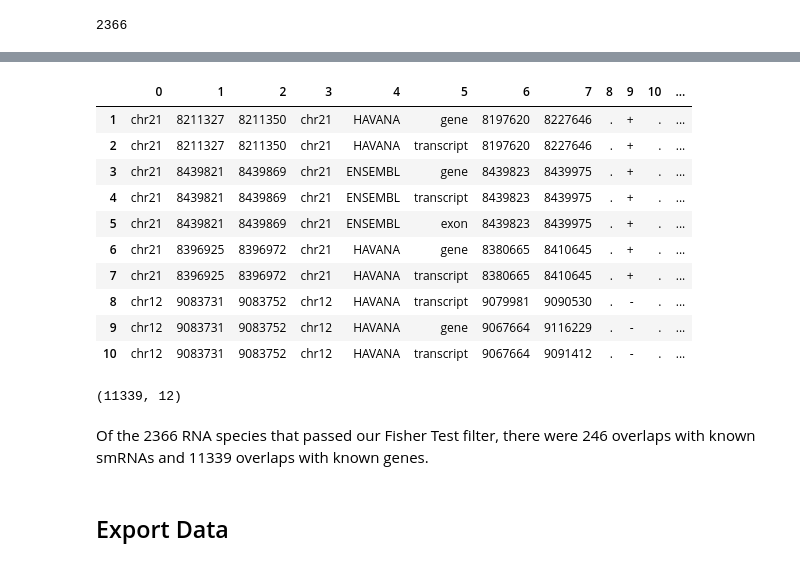
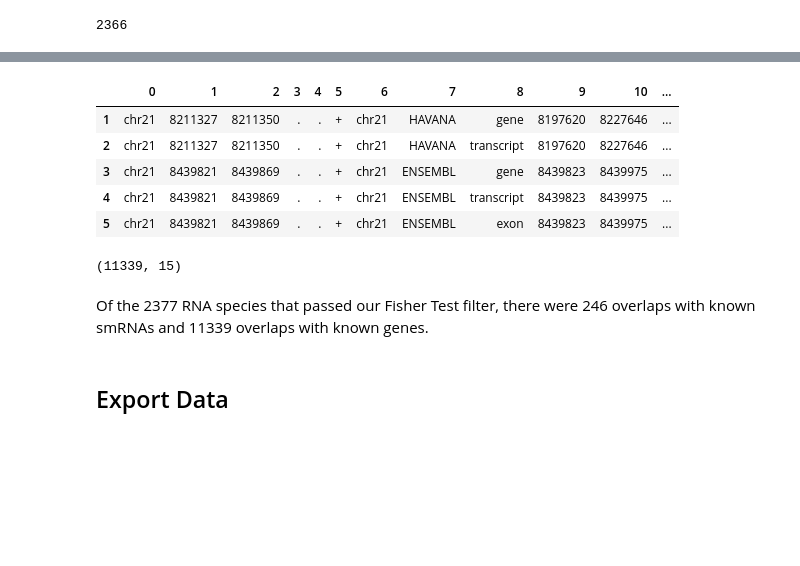
Before and after one commit to goodarzilab/Jeff, a Jupyter notebook: T1D_Dataset/T1D_Analysis_LowFilter.ipynb, the cells around one changed output, grey strips where cells are left out. Drawn from its saved outputs; the diff is of its cells as text; code cells hidden in the pictures; blank space fills up the shorter version.

```diff
--- a/T1D_Dataset/T1D_Analysis_LowFilter.ipynb
+++ b/T1D_Dataset/T1D_Analysis_LowFilter.ipynb
@@ -326,29 +336,24 @@ smRNA_intersect.to_csv("smRNA_intersect.csv")
 # %%
 genes_intersect = pd.read_csv("T1D_genes_intersect.bed", header=None, sep="\t")
 # %%
-genes_intersect = genes_intersect[genes_intersect[3] != "."]
+genes_intersect = genes_intersect[genes_intersect[6] != "."]
 # %%
-genes_intersect.head(10)
+genes_intersect.head(5)
 # %% [output]
 |  | 0 | 1 | 2 | 3 | 4 | 5 | 6 | 7 | 8 | 9 | 10 | ... |
-| 1 | chr21 | 8211327 | 8211350 | chr21 | HAVANA | gene | 8197620 | 8227646 | . | + | . | ... |
-| 2 | chr21 | 8211327 | 8211350 | chr21 | HAVANA | transcript | 8197620 | 8227646 | . | + | . | ... |
-| 3 | chr21 | 8439821 | 8439869 | chr21 | ENSEMBL | gene | 8439823 | 8439975 | . | + | . | ... |
-| 4 | chr21 | 8439821 | 8439869 | chr21 | ENSEMBL | transcript | 8439823 | 8439975 | . | + | . | ... |
-| 5 | chr21 | 8439821 | 8439869 | chr21 | ENSEMBL | exon | 8439823 | 8439975 | . | + | . | ... |
-| 6 | chr21 | 8396925 | 8396972 | chr21 | HAVANA | gene | 8380665 | 8410645 | . | + | . | ... |
-| 7 | chr21 | 8396925 | 8396972 | chr21 | HAVANA | transcript | 8380665 | 8410645 | . | + | . | ... |
-| 8 | chr12 | 9083731 | 9083752 | chr12 | HAVANA | transcript | 9079981 | 9090530 | . | - | . | ... |
-| 9 | chr12 | 9083731 | 9083752 | chr12 | HAVANA | gene | 9067664 | 9116229 | . | - | . | ... |
-| 10 | chr12 | 9083731 | 9083752 | chr12 | HAVANA | transcript | 9067664 | 9091412 | . | - | . | ... |
+| 1 | chr21 | 8211327 | 8211350 | . | . | + | chr21 | HAVANA | gene | 8197620 | 8227646 | ... |
+| 2 | chr21 | 8211327 | 8211350 | . | . | + | chr21 | HAVANA | transcript | 8197620 | 8227646 | ... |
+| 3 | chr21 | 8439821 | 8439869 | . | . | + | chr21 | ENSEMBL | gene | 8439823 | 8439975 | ... |
+| 4 | chr21 | 8439821 | 8439869 | . | . | + | chr21 | ENSEMBL | transcript | 8439823 | 8439975 | ... |
+| 5 | chr21 | 8439821 | 8439869 | . | . | + | chr21 | ENSEMBL | exon | 8439823 | 8439975 | ... |
 # %%
 genes_intersect.shape
 # %% [output]
-(11339, 12)
+(11339, 15)
 # %%
 genes_intersect.to_csv("genes_intersect.csv")
 # %% [markdown]
-Of the 2366 RNA species that passed our Fisher Test filter, there were 246 overlaps with known smRNAs and 11339 overlaps with known genes.
+Of the 2377 RNA species that passed our Fisher Test filter, there were 246 overlaps with known smRNAs and 11339 overlaps with known genes.
 # %% [markdown]
 ## Export Data
 # %%
```
Also changed, not shown: parts of 6 cells of this notebook, 3 other files.
